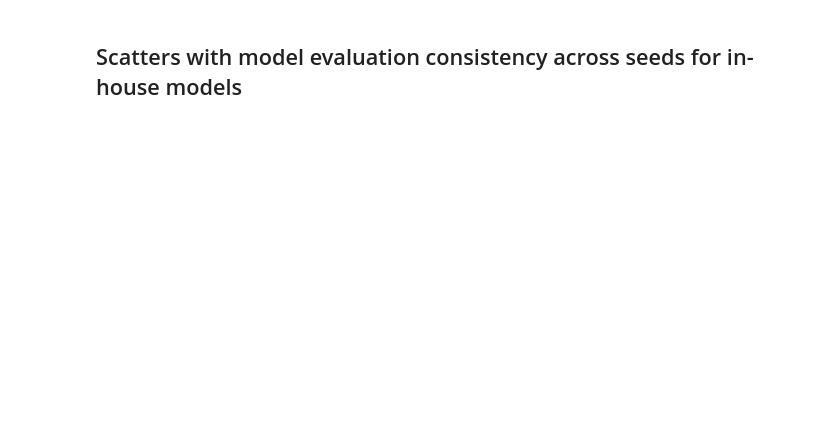
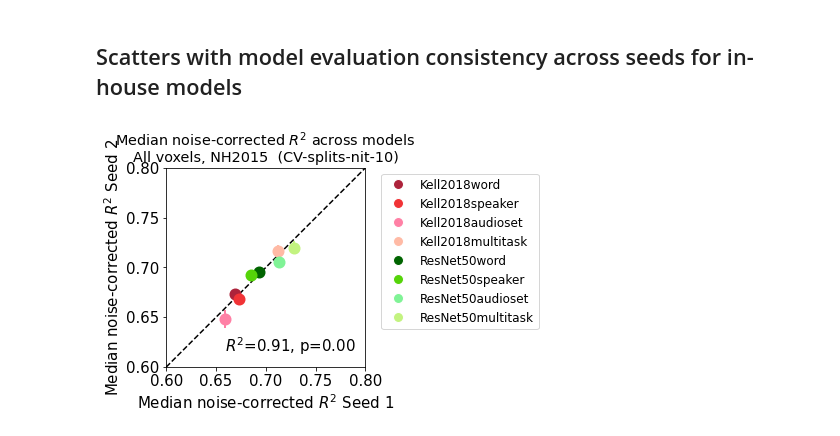
Before and after one commit to gretatuckute/auditory_brain_dnn, a Jupyter notebook: aud_dnn/analyze/generate_Figure2.ipynb, the cells around one changed output. Cells and saved outputs as stored; diff of their text form; code cells hidden in the pictures; blank space fills up the shorter version.

```diff
--- a/aud_dnn/analyze/generate_Figure2.ipynb
+++ b/aud_dnn/analyze/generate_Figure2.ipynb
@@ -51,2 +89,25 @@ barplot_across_models(source_models=source_models,
 # %% [markdown]
 ## Scatters with model evaluation consistency across seeds for in-house models
+# %%
+target = 'NH2015' # 'NH2015' or 'B2021'
+SEED1_source_models = ['Kell2018word', 'Kell2018speaker',  'Kell2018audioset', 'Kell2018multitask',
+                       'ResNet50word', 'ResNet50speaker', 'ResNet50audioset', 'ResNet50multitask',]
+SEED2_source_models = ['Kell2018wordSeed2', 'Kell2018speakerSeed2', 'Kell2018audiosetSeed2', 'Kell2018multitaskSeed2',
+                       'ResNet50wordSeed2', 'ResNet50speakerSeed2', 'ResNet50audiosetSeed2',  'ResNet50multitaskSeed2',]
+permuted_network = 'False' # 'False' or 'True'
+ylim = [0.6, 0.8]
+add_savestr = f'_seed1-vs-seed2'
+
+scatter_across_models(source_models=SEED1_source_models + SEED2_source_models,
+                     models1=SEED1_source_models,
+                     models2=SEED2_source_models,
+                     target=target,
+                     save=SAVEDIR,
+                      randnetw=permuted_network,
+                      aggregation='CV-splits-nit-10',
+                      value_of_interest='median_r2_test_c',
+                     add_savestr=add_savestr,
+                     ylim=ylim,
+                     xlim=ylim)
+# %% [output]
+[figure, added]
```
Also changed, not shown: parts of 8 cells of this notebook, 8 other files.
